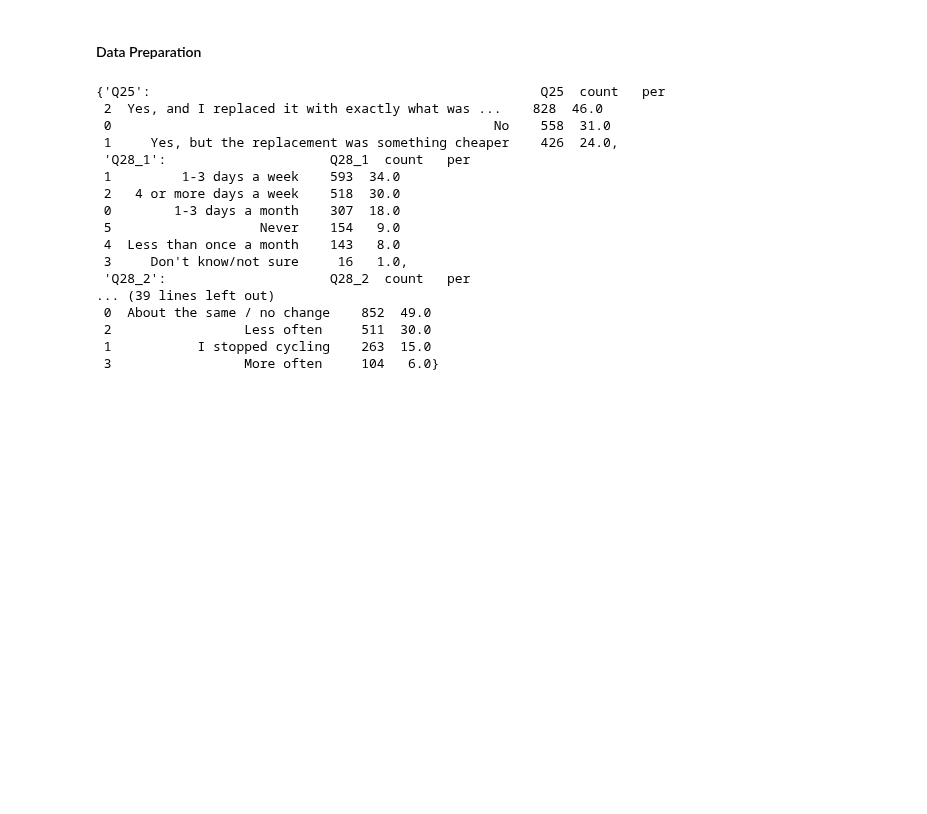
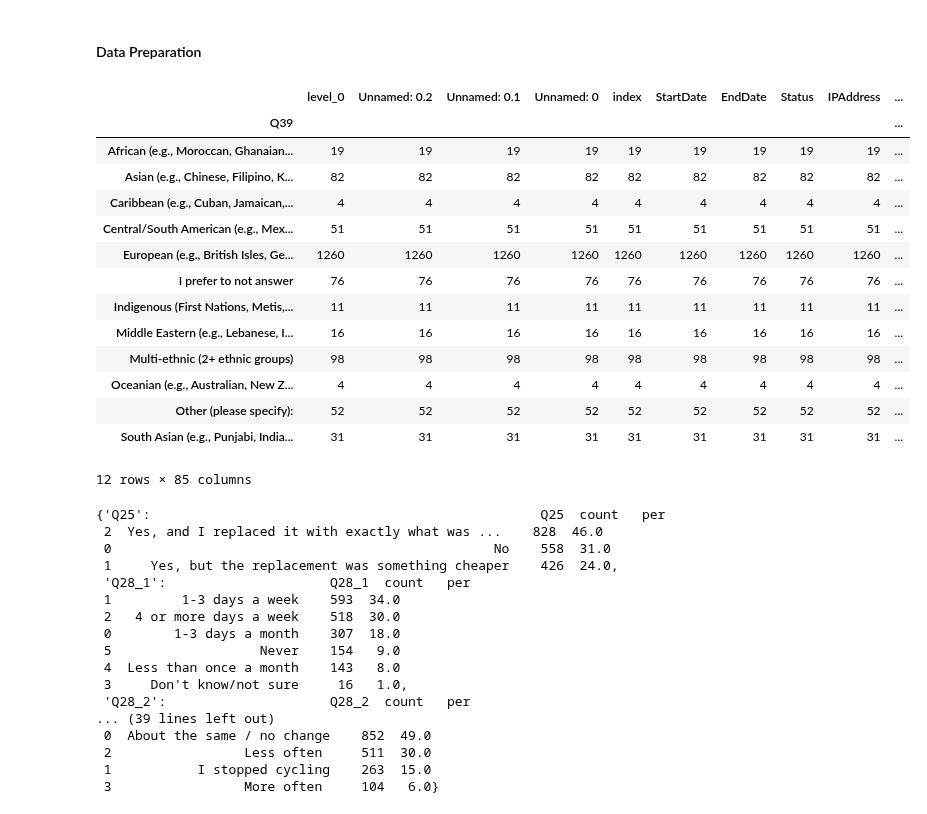
Before and after one commit to achic19/Biketheft, a Jupyter notebook: python/notebooks/paper_2_notebook/general analysis.ipynb, the cells around one changed output. Cells and saved outputs as stored; diff of their text form; code cells hidden in the pictures; blank space fills up the shorter version.

```diff
--- a/python/notebooks/paper_2_notebook/general analysis.ipynb
+++ b/python/notebooks/paper_2_notebook/general analysis.ipynb
@@ -60,6 +62,24 @@ data_general = pd.read_csv(f'{project_folder}/final_geo_coding.csv', skiprows=[1
 questions_to_examine = pd.read_csv(f'output_2/fileds_to_work_on_updated.csv')
 rel_questions_dic = dict(zip(questions_to_examine['Number'], questions_to_examine['Abbreviation ']))
 field_to_work_on = 'index'
+# %%
+data_general.groupby('Q39').count()
+# %% [output]
+|  | level_0 | Unnamed: 0.2 | Unnamed: 0.1 | Unnamed: 0 | index | StartDate | EndDate | Status | IPAddress | ... |
+| Q39 |  |  |  |  |  |  |  |  |  | ... |
+| African (e.g., Moroccan, Ghanaian... | 19 | 19 | 19 | 19 | 19 | 19 | 19 | 19 | 19 | ... |
+| Asian (e.g., Chinese, Filipino, K... | 82 | 82 | 82 | 82 | 82 | 82 | 82 | 82 | 82 | ... |
+| Caribbean (e.g., Cuban, Jamaican,... | 4 | 4 | 4 | 4 | 4 | 4 | 4 | 4 | 4 | ... |
+| Central/South American (e.g., Mex... | 51 | 51 | 51 | 51 | 51 | 51 | 51 | 51 | 51 | ... |
+| European (e.g., British Isles, Ge... | 1260 | 1260 | 1260 | 1260 | 1260 | 1260 | 1260 | 1260 | 1260 | ... |
+| I prefer to not answer | 76 | 76 | 76 | 76 | 76 | 76 | 76 | 76 | 76 | ... |
+| Indigenous (First Nations, Metis,... | 11 | 11 | 11 | 11 | 11 | 11 | 11 | 11 | 11 | ... |
+| Middle Eastern (e.g., Lebanese, I... | 16 | 16 | 16 | 16 | 16 | 16 | 16 | 16 | 16 | ... |
+| Multi-ethnic (2+ ethnic groups) | 98 | 98 | 98 | 98 | 98 | 98 | 98 | 98 | 98 | ... |
+| Oceanian (e.g., Australian, New Z... | 4 | 4 | 4 | 4 | 4 | 4 | 4 | 4 | 4 | ... |
+| Other (please specify): | 52 | 52 | 52 | 52 | 52 | 52 | 52 | 52 | 52 | ... |
+| South Asian (e.g., Punjabi, India... | 31 | 31 | 31 | 31 | 31 | 31 | 31 | 31 | 31 | ... |
+12 rows × 85 columns
 # %%
 special_questions = ['Q26', 'Q27', 'Q32', 'Q33']
 # %%
```
Also changed, not shown: parts of 11 cells of this notebook.
